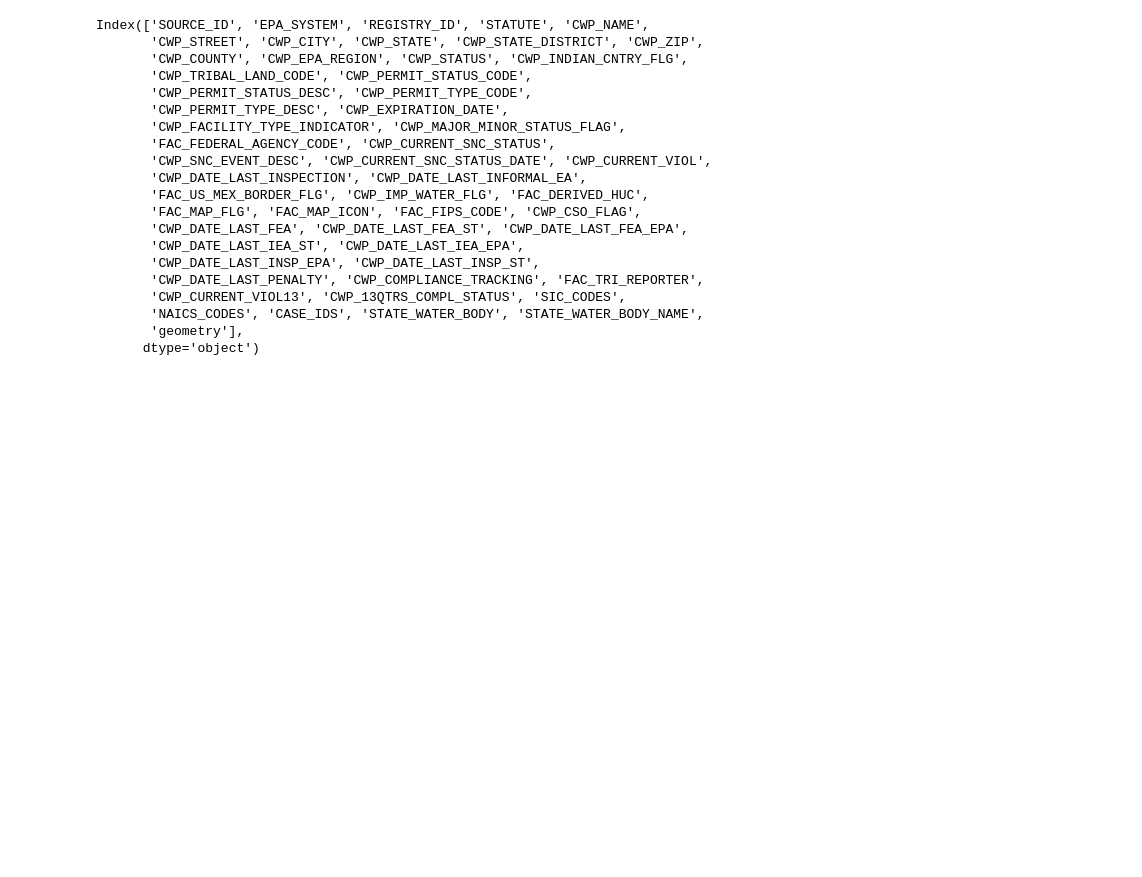
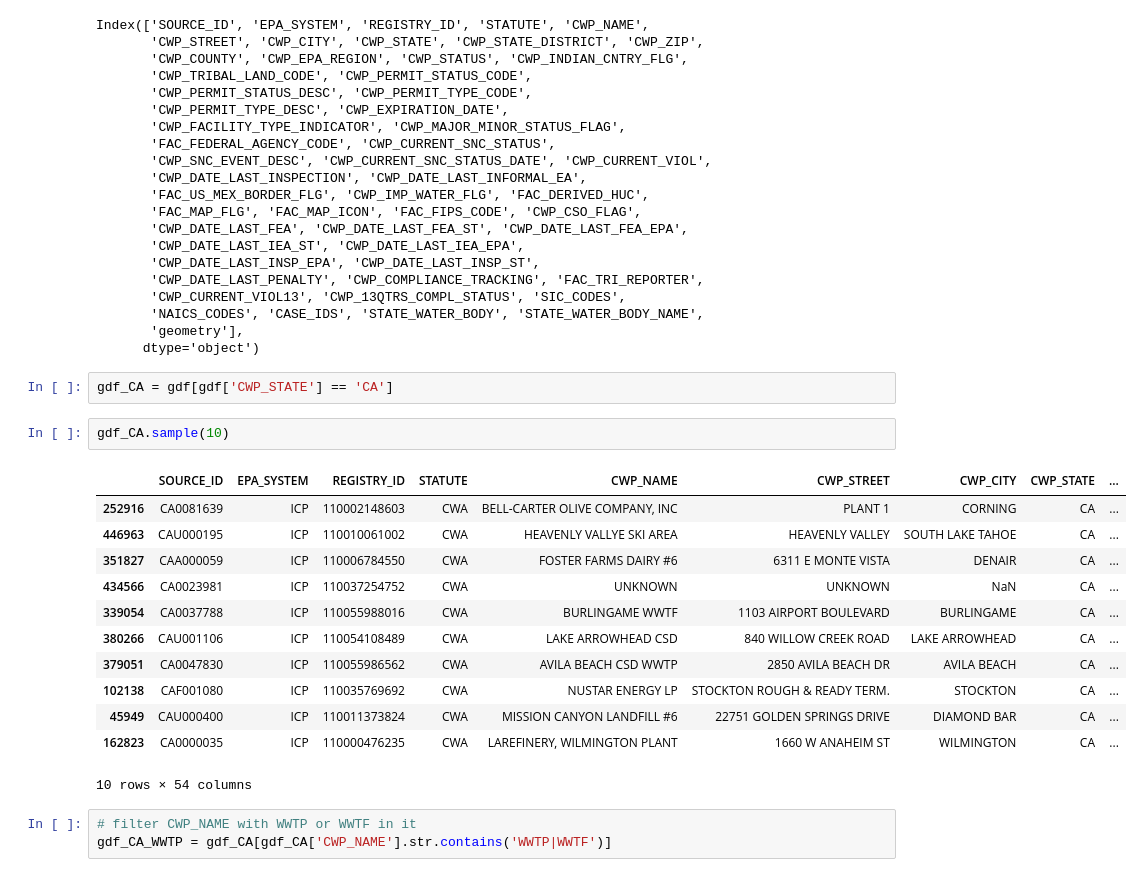
Before and after one commit to Yer1k/solar_wastewater, a Jupyter notebook: 10_code/Read Geopanda data.ipynb, the cells around one changed output. Drawn from its saved outputs; the diff is of its cells as text; blank space fills up the shorter version.

```diff
--- a/10_code/Read Geopanda data.ipynb
+++ b/10_code/Read Geopanda data.ipynb
@@ -43,3 +48,23 @@ Index(['SOURCE_ID', 'EPA_SYSTEM', 'REGISTRY_ID', 'STATUTE', 'CWP_NAME',
        'NAICS_CODES', 'CASE_IDS', 'STATE_WATER_BODY', 'STATE_WATER_BODY_NAME',
        'geometry'],
       dtype='object')
+# %%
+gdf_CA = gdf[gdf['CWP_STATE'] == 'CA']
+# %%
+gdf_CA.sample(10)
+# %% [output]
+|  | SOURCE_ID | EPA_SYSTEM | REGISTRY_ID | STATUTE | CWP_NAME | CWP_STREET | CWP_CITY | CWP_STATE | ... |
+| 252916 | CA0081639 | ICP | 110002148603 | CWA | BELL-CARTER OLIVE COMPANY, INC | PLANT 1 | CORNING | CA | ... |
+| 446963 | CAU000195 | ICP | 110010061002 | CWA | HEAVENLY VALLYE SKI AREA | HEAVENLY VALLEY | SOUTH LAKE TAHOE | CA | ... |
+| 351827 | CAA000059 | ICP | 110006784550 | CWA | FOSTER FARMS DAIRY #6 | 6311 E MONTE VISTA | DENAIR | CA | ... |
+| 434566 | CA0023981 | ICP | 110037254752 | CWA | UNKNOWN | UNKNOWN | NaN | CA | ... |
+| 339054 | CA0037788 | ICP | 110055988016 | CWA | BURLINGAME WWTF | 1103 AIRPORT BOULEVARD | BURLINGAME | CA | ... |
+| 380266 | CAU001106 | ICP | 110054108489 | CWA | LAKE ARROWHEAD CSD | 840 WILLOW CREEK ROAD | LAKE ARROWHEAD | CA | ... |
+| 379051 | CA0047830 | ICP | 110055986562 | CWA | AVILA BEACH CSD WWTP | 2850 AVILA BEACH DR | AVILA BEACH | CA | ... |
+| 102138 | CAF001080 | ICP | 110035769692 | CWA | NUSTAR ENERGY LP | STOCKTON ROUGH & READY TERM. | STOCKTON | CA | ... |
+| 45949 | CAU000400 | ICP | 110011373824 | CWA | MISSION CANYON LANDFILL #6 | 22751 GOLDEN SPRINGS DRIVE | DIAMOND BAR | CA | ... |
+| 162823 | CA0000035 | ICP | 110000476235 | CWA | LAREFINERY, WILMINGTON PLANT | 1660 W ANAHEIM ST | WILMINGTON | CA | ... |
+10 rows × 54 columns
+# %%
+# filter CWP_NAME with WWTP or WWTF in it
+gdf_CA_WWTP = gdf_CA[gdf_CA['CWP_NAME'].str.contains('WWTP|WWTF')]
```
Also changed, not shown: parts of 6 cells of this notebook.
